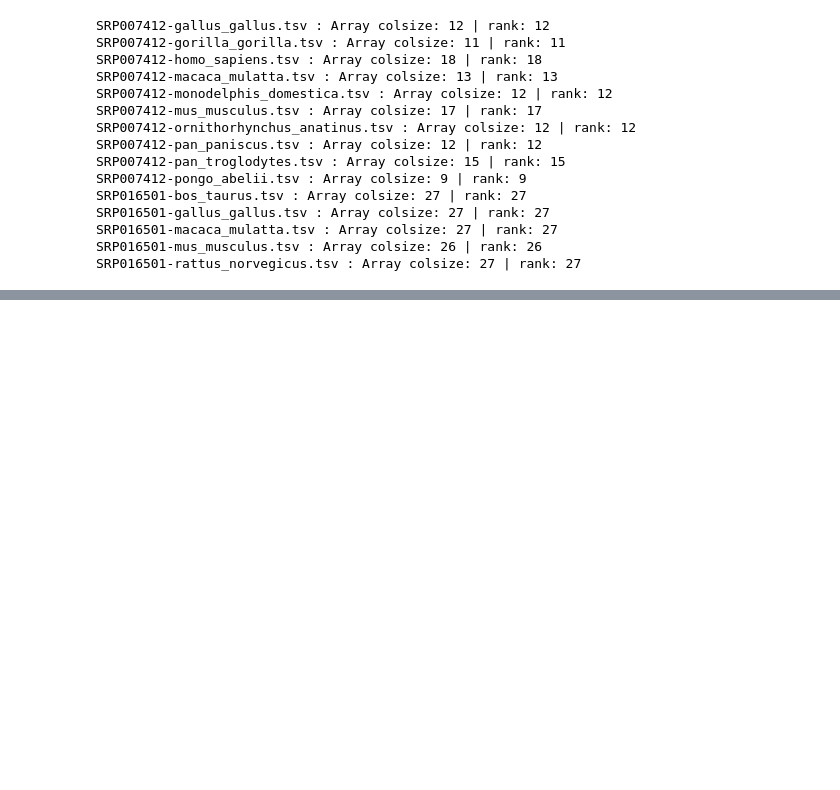
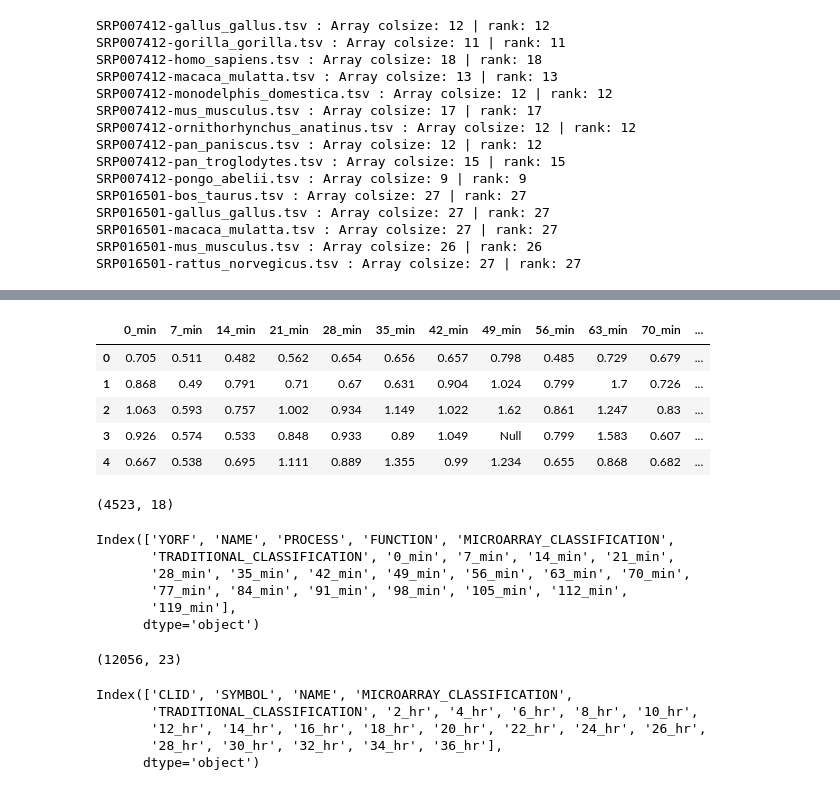
Before and after one commit to saketkc/EE-546-project, a Jupyter notebook: notebooks/10.HO-GSVD.ipynb, the cells around one changed output, grey strips where cells are left out. Drawn from its saved outputs; the diff is of its cells as text; code cells hidden in the pictures; blank space fills up the shorter version.

```diff
--- a/notebooks/10.HO-GSVD.ipynb
+++ b/notebooks/10.HO-GSVD.ipynb
@@ -105,0 +135,35 @@ ho_SVD([matrix1, matrix2])
+# %%
+df_yeast = pd.read_table('../PNAS_2000_datasets/Yeast.txt', header=1)
+df_yeast.loc[:, '0_min':].head()
+# %% [output]
+|  | 0_min | 7_min | 14_min | 21_min | 28_min | 35_min | 42_min | 49_min | 56_min | 63_min | 70_min | ... |
+| 0 | 0.705 | 0.511 | 0.482 | 0.562 | 0.654 | 0.656 | 0.657 | 0.798 | 0.485 | 0.729 | 0.679 | ... |
+| 1 | 0.868 | 0.49 | 0.791 | 0.71 | 0.67 | 0.631 | 0.904 | 1.024 | 0.799 | 1.7 | 0.726 | ... |
+| 2 | 1.063 | 0.593 | 0.757 | 1.002 | 0.934 | 1.149 | 1.022 | 1.62 | 0.861 | 1.247 | 0.83 | ... |
+| 3 | 0.926 | 0.574 | 0.533 | 0.848 | 0.933 | 0.89 | 1.049 | Null | 0.799 | 1.583 | 0.607 | ... |
+| 4 | 0.667 | 0.538 | 0.695 | 1.111 | 0.889 | 1.355 | 0.99 | 1.234 | 0.655 | 0.868 | 0.682 | ... |
+# %%
+df_yeast.loc[:, '0_min':].shape
+# %% [output]
+(4523, 18)
+# %%
+print(df_yeast.columns)
+# %% [output]
+Index(['YORF', 'NAME', 'PROCESS', 'FUNCTION', 'MICROARRAY_CLASSIFICATION',
+       'TRADITIONAL_CLASSIFICATION', '0_min', '7_min', '14_min', '21_min',
+       '28_min', '35_min', '42_min', '49_min', '56_min', '63_min', '70_min',
+       '77_min', '84_min', '91_min', '98_min', '105_min', '112_min',
+       '119_min'],
+      dtype='object')
+# %%
+df_human.shape
+# %% [output]
+(12056, 23)
+# %%
+print(df_human.columns)
+# %% [output]
+Index(['CLID', 'SYMBOL', 'NAME', 'MICROARRAY_CLASSIFICATION',
+       'TRADITIONAL_CLASSIFICATION', '2_hr', '4_hr', '6_hr', '8_hr', '10_hr',
+       '12_hr', '14_hr', '16_hr', '18_hr', '20_hr', '22_hr', '24_hr', '26_hr',
+       '28_hr', '30_hr', '32_hr', '34_hr', '36_hr'],
+      dtype='object')
```
Also changed, not shown: parts of 15 cells of this notebook, 3 other files.
